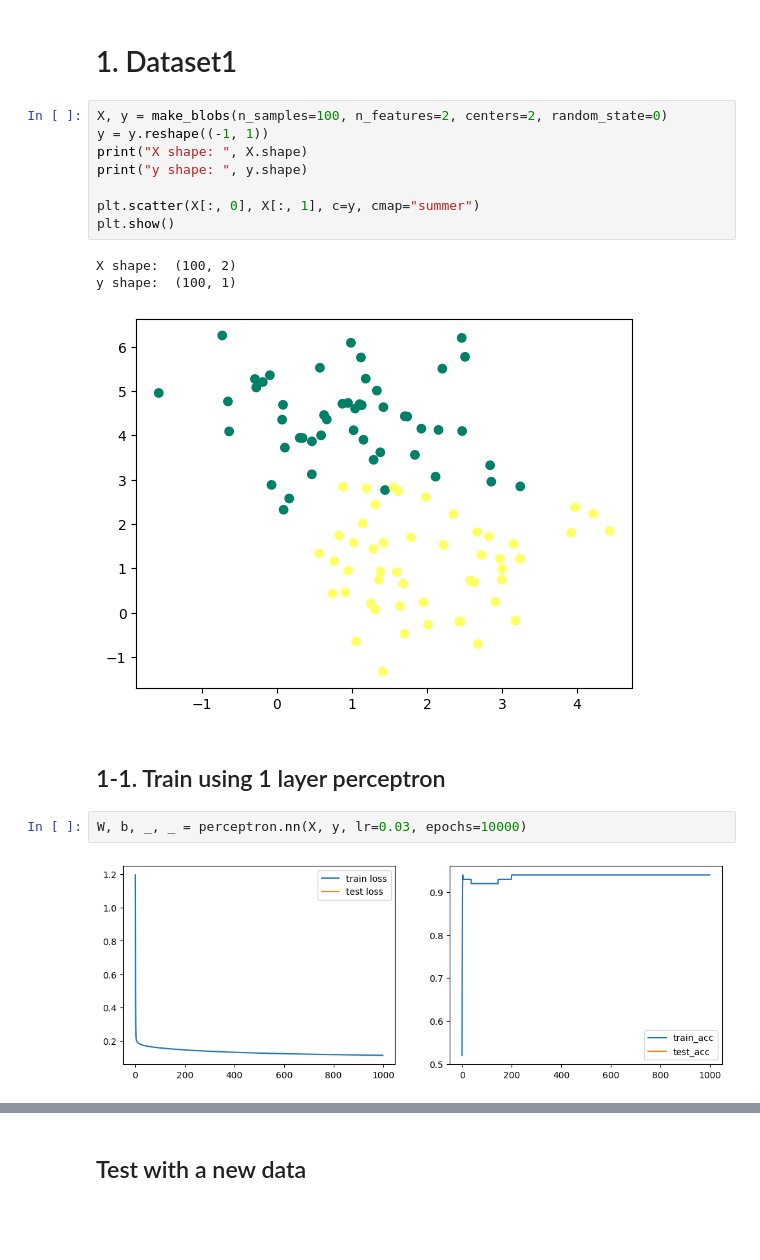
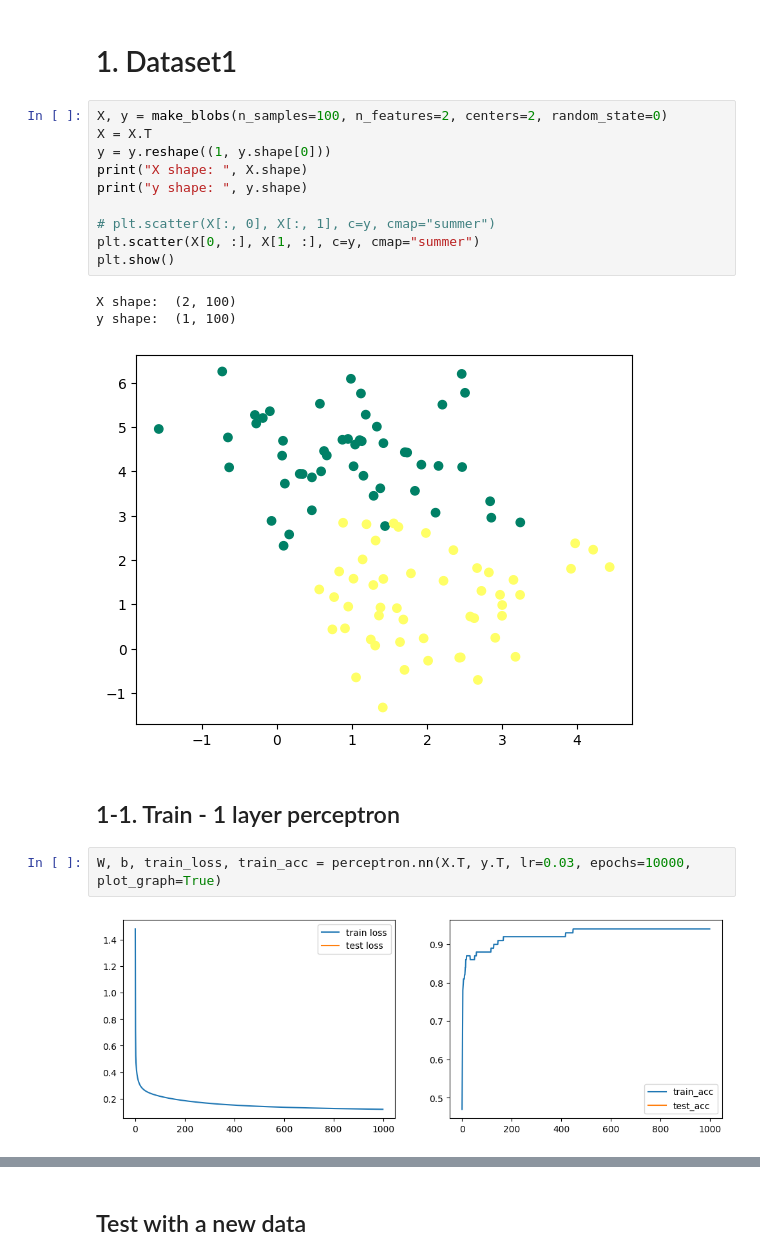
Before and after one commit to jmcheon/multilayer_perceptron, a Jupyter notebook: nn/nn_train.ipynb, the cells around one changed output, grey strips where cells are left out. Saved outputs shown, nothing was run; the diff lists cells and outputs as text; blank space fills up the shorter version.

```diff
--- a/nn/nn_train.ipynb
+++ b/nn/nn_train.ipynb
@@ -11,19 +12,21 @@ import nn_2layers as mlp_2layers
 # 1. Dataset1
 # %%
 X, y = make_blobs(n_samples=100, n_features=2, centers=2, random_state=0)
-y = y.reshape((-1, 1))
+X = X.T
+y = y.reshape((1, y.shape[0]))
 print("X shape: ", X.shape)
 print("y shape: ", y.shape)
 
-plt.scatter(X[:, 0], X[:, 1], c=y, cmap="summer")
+# plt.scatter(X[:, 0], X[:, 1], c=y, cmap="summer")
+plt.scatter(X[0, :], X[1, :], c=y, cmap="summer")
 plt.show()
 # %% [output]
-X shape:  (100, 2)
-y shape:  (100, 1)
+X shape:  (2, 100)
+y shape:  (1, 100)
 [figure]
 # %% [markdown]
-## 1-1. Train using 1 layer perceptron
+## 1-1. Train - 1 layer perceptron
 # %%
-W, b, _, _ = perceptron.nn(X, y, lr=0.03, epochs=10000)
+W, b, train_loss, train_acc = perceptron.nn(X.T, y.T, lr=0.03, epochs=10000, plot_graph=True)
 # %% [output]
-[figure, old version]
+[figure, new version]
```
Also changed, not shown: parts of 20 cells of this notebook, 4 other files.
